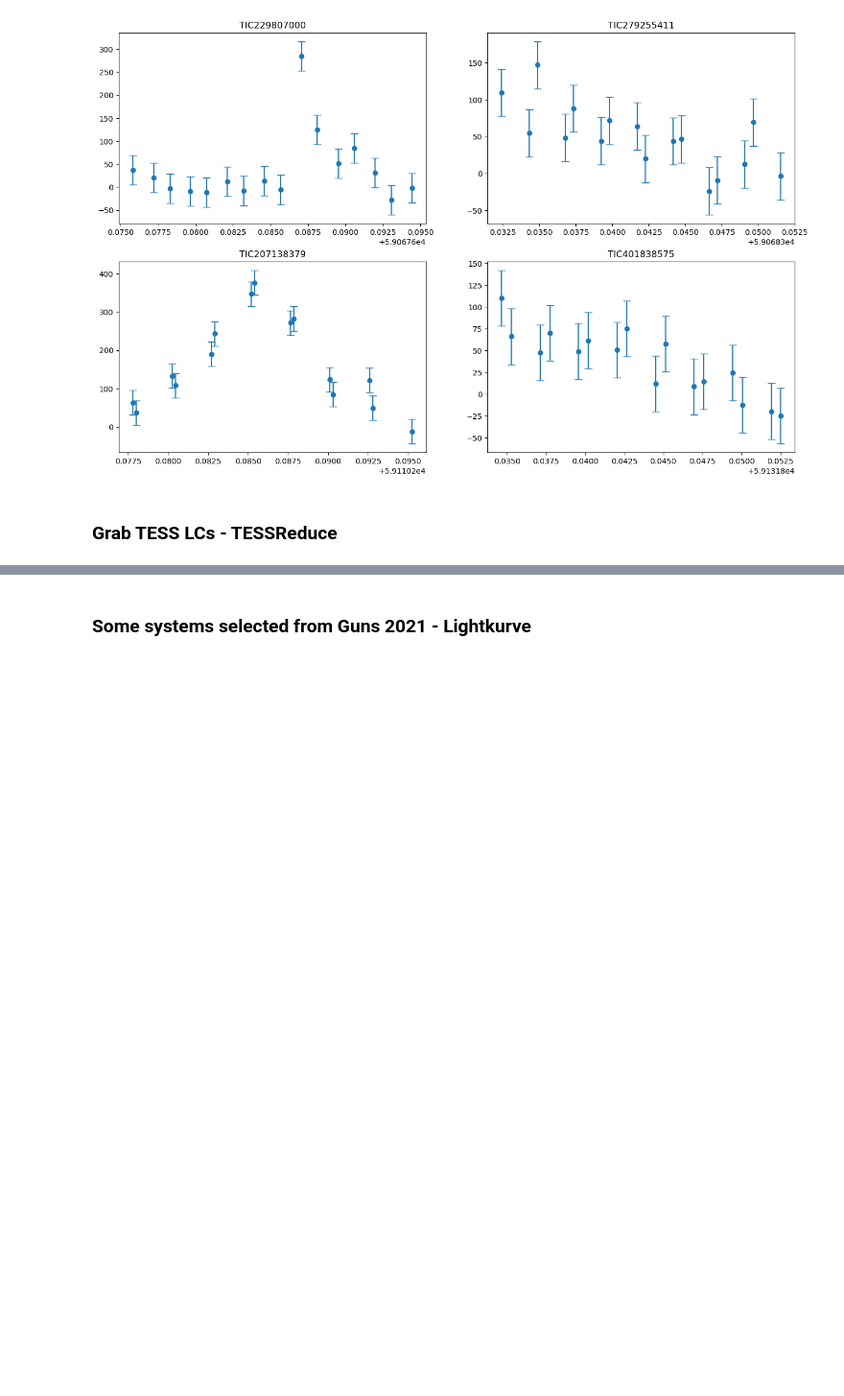
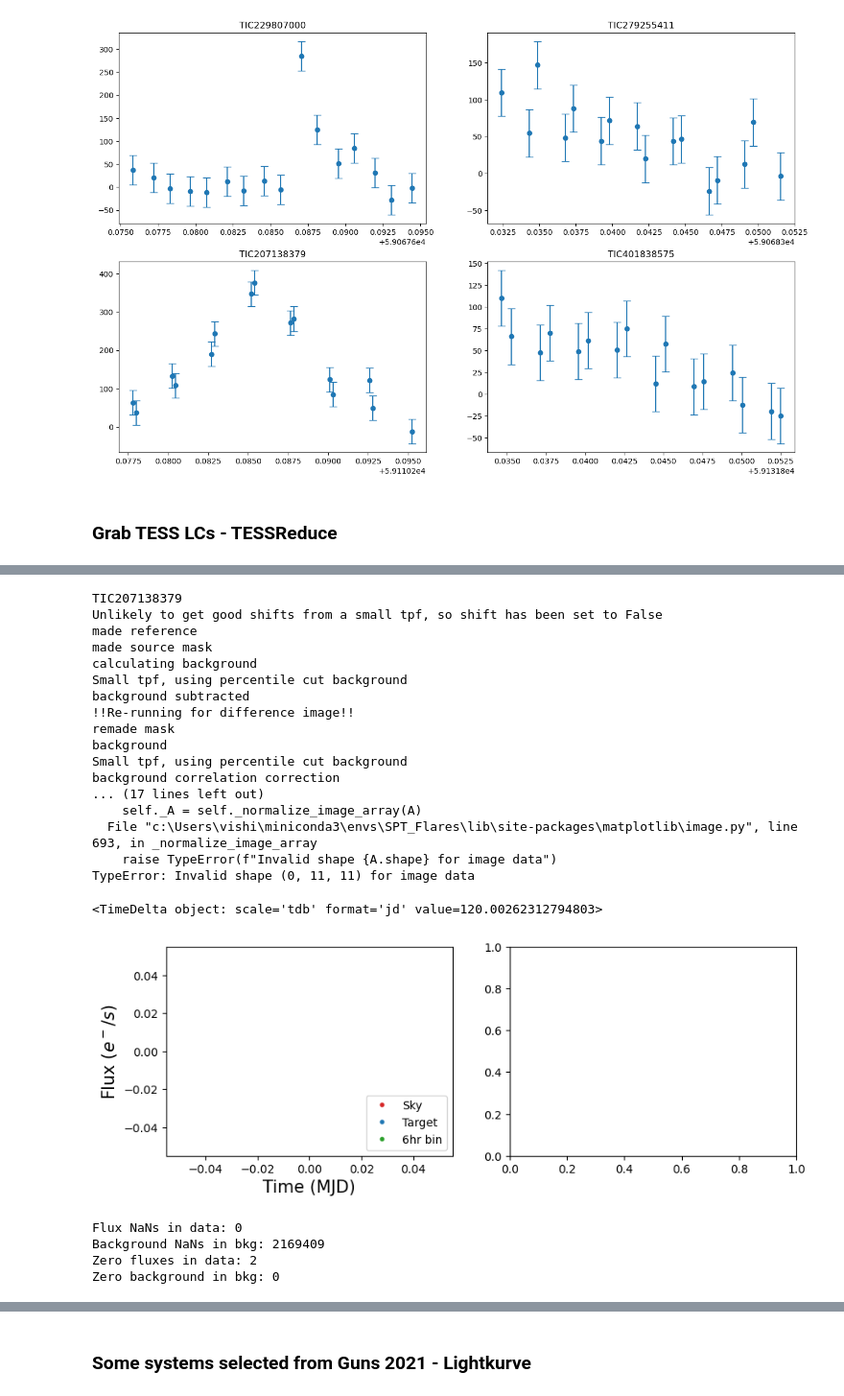
Before and after one commit to VishnuGade/SPT_Flares, a Jupyter notebook: extracting_TESS_lc.ipynb, the cells around one changed output, grey strips where cells are left out. Shown at 96% size. Drawn from its saved outputs; the diff is of its cells as text; code cells hidden in the pictures; blank space fills up the shorter version.

```diff
--- a/extracting_TESS_lc.ipynb
+++ b/extracting_TESS_lc.ipynb
@@ -315,0 +287,6 @@ Verifying Pickle
+# %%
+fits_file = 'TIC207138379_TPF.fits'
+fits.info(fits_file)
+print(fits.getdata(fits_file, ext=1).columns)
+hdul2 = fits.open("TIC207138379_TPF.fits")
+ttpf = lk.TessTargetPixelFile(fits_file)
@@ -315,0 +313,40 @@ Verifying Pickle
+# %%
+flare = coinciding_flares_df.iloc[2]
+print(flare['TIC'])
+ra = flare['ra']
+if ra < 0: ra += 360
+dec = flare['dec']
+sectors = flare['sectors']
+tess_obs = tr.tessreduce(ra= ra, dec= dec, sector = sectors[0], tpf= ttpf)
+t = tess_obs.tpf.time
+(t[1] - t[0]) * 24 * 3600
+# %% [output]
+TIC207138379
+Unlikely to get good shifts from a small tpf, so shift has been set to False
+made reference
+made source mask
+calculating background
+Small tpf, using percentile cut background
+background subtracted
+!!Re-running for difference image!!
+remade mask
+background
+Small tpf, using percentile cut background
+background correlation correction
+... (17 lines left out)
+    self._A = self._normalize_image_array(A)
+  File "c:\Users\vishi\miniconda3\envs\SPT_Flares\lib\site-packages\matplotlib\image.py", line 693, in _normalize_image_array
+    raise TypeError(f"Invalid shape {A.shape} for image data")
+TypeError: Invalid shape (0, 11, 11) for image data
+<TimeDelta object: scale='tdb' format='jd' value=120.00262312794803>
+[figure, added]
+# %%
+print("Flux NaNs in data:", np.sum(np.isnan(tess_obs.tpf.flux)))
+print("Background NaNs in bkg:", np.sum(np.isnan(tess_obs.bkg)))
+print("Zero fluxes in data:", np.sum(tess_obs.tpf.flux == 0))
+print("Zero background in bkg:", np.sum(tess_obs.bkg == 0))
+# %% [output]
+Flux NaNs in data: 0
+Background NaNs in bkg: 2169409
+Zero fluxes in data: 2
+Zero background in bkg: 0
```
Also changed, not shown: parts of 20 cells of this notebook, 4 other files.
